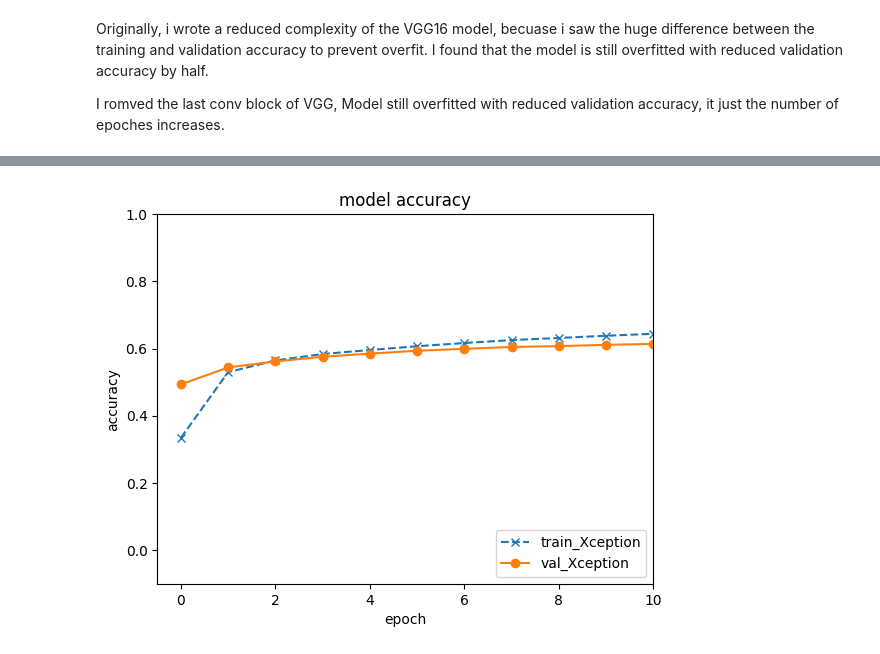
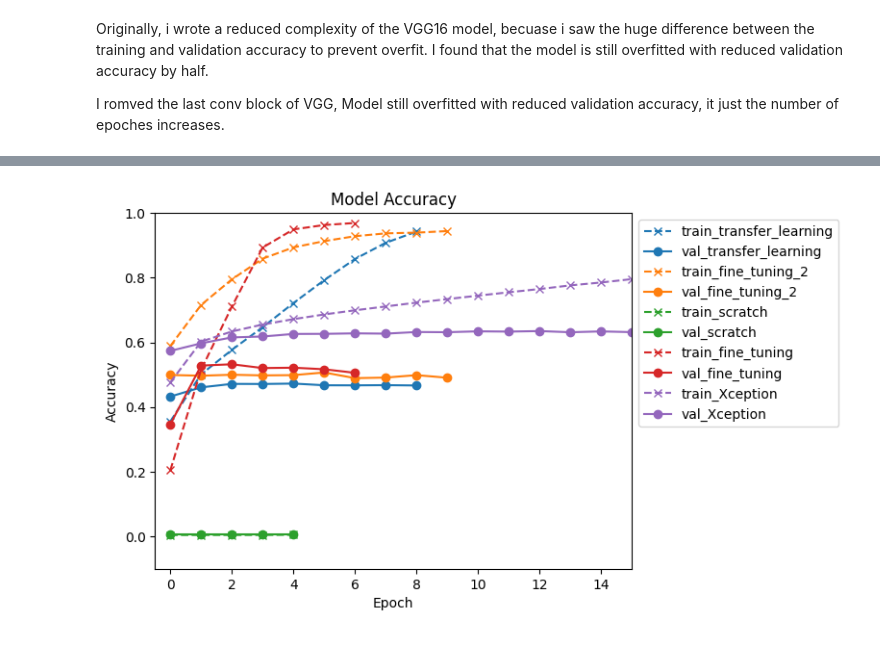
Before and after one commit to MarShao0124/deep_learning_practice, a Jupyter notebook: 04_Common_CNN_architectures.ipynb, the cells around one changed output, grey strips where cells are left out. Drawn from its saved outputs; the diff is of its cells as text; code cells hidden in the pictures.

```diff
--- a/04_Common_CNN_architectures.ipynb
+++ b/04_Common_CNN_architectures.ipynb
@@ -1119,6 +1121,9 @@ for layer in model_5.layers[:]:
     layer.trainable = False
 
 output = model_5.get_layer('avg_pool').output
+
+output = Flatten()(output)
+output = Dense(units=2048, activation='relu')(output)
 output = Dense(units=200, activation='softmax')(output)
 model_5 = Model(model_5.input, output)
 #model_5.summary()
@@ -1139,4 +1144,5 @@ score = model_5.evaluate(test_data, test_labels)
 time_elapsed = time.time() - start_time
 print('Test loss:', score[0])
 print('Test accuracy:', score[1])
+print('Average inference time per image: {:.4f} (ms)'.format(1000*time_elapsed/len(test_data)))
 # %% [output]
@@ -1173,4 +1179,30 @@ Test accuracy: 0.6252999901771545
-# %%
-plot_accuracy(histories,history_name)
-# %% [output]
-[figure, removed]
+# %%
+def plot_accuracy(histories, history_name):
+    legend_name = []
+    color_cycle = plt.cm.tab10.colors  # You can change this to any other color cycle
+    color_idx = 0
+
+    for history, name in zip(histories, history_name):
+        color = color_cycle[color_idx % len(color_cycle)]  # Assign a color from the cycle
+
+        # Plot train accuracy with the selected color
+        plt.plot(history.history['categorical_accuracy'], "--x", color=color)
+        legend_name.append("train_" + name)
+
+        # Plot validation accuracy with the same color
+        plt.plot(history.history['val_categorical_accuracy'], "-o", color=color)
+        legend_name.append("val_" + name)
+
+        color_idx += 1  # Move to the next color in the cycle
+
+    plt.title('Model Accuracy')
+    plt.ylabel('Accuracy')
+    plt.xlabel('Epoch')
+    plt.legend(legend_name, loc='upper left', bbox_to_anchor=(1, 1))
+    plt.ylim([-0.1, 1])
+    plt.xlim([-0.5, 15])
+    plt.show()
+# %%
+plot_accuracy(histories[0:-2] + histories[-1:], history_name[0:-2] + history_name[-1:])
+# %% [output]
+[figure, added]
```
Also changed, not shown: parts of 7 cells of this notebook.
